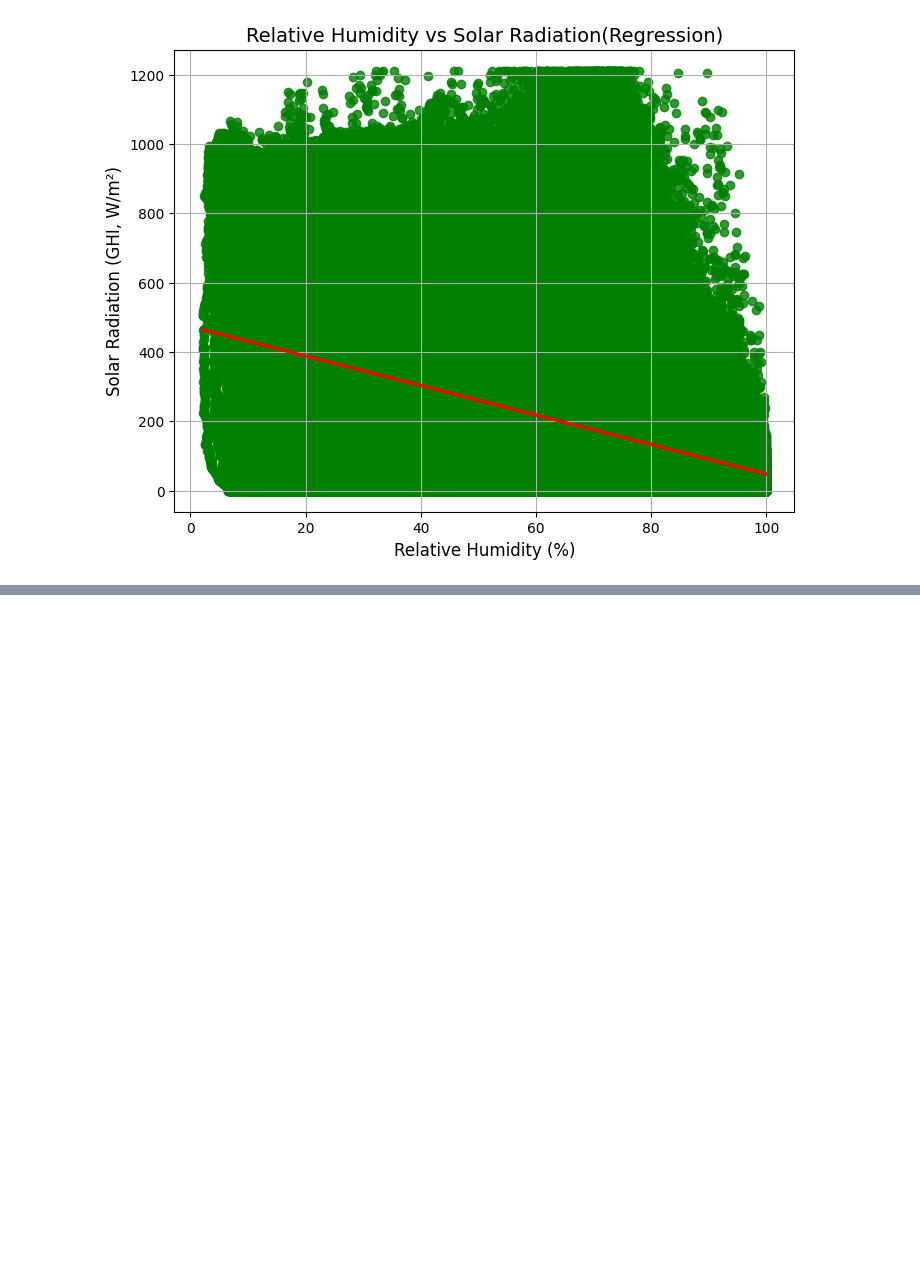
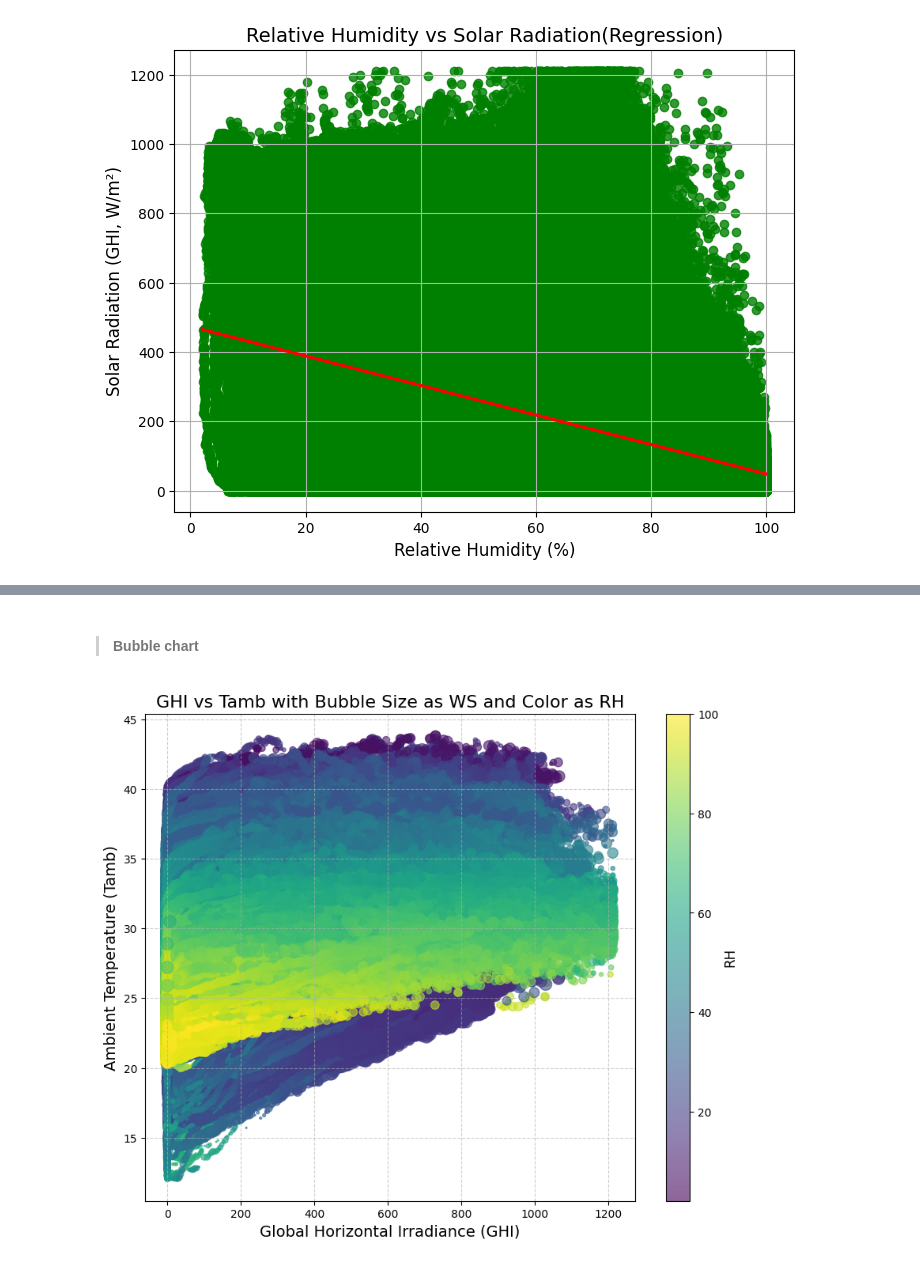
Before and after one commit to naolatomsa/Solar-Data-Discovery, a Jupyter notebook: notebooks/beninMalanville.ipynb, the cells around one changed output, grey strips where cells are left out. Drawn from its saved outputs; the diff is of its cells as text; code cells hidden in the pictures; blank space fills up the shorter version.

```diff
--- a/notebooks/beninMalanville.ipynb
+++ b/notebooks/beninMalanville.ipynb
@@ -404,0 +442,2 @@ plot_scatter_or_regression(
+# %% [markdown]
+>#### Bubble chart
@@ -404,0 +446,14 @@ plot_scatter_or_regression(
+# %%
+
+plot_bubble_chart(
+    data=clean_data,
+    x_col='GHI',
+    y_col='Tamb',
+    size_col='WS',
+    color_col='RH',
+    title='GHI vs Tamb with Bubble Size as WS and Color as RH',
+    xlabel='Global Horizontal Irradiance (GHI)',
+    ylabel='Ambient Temperature (Tamb)'
+)
+# %% [output]
+[figure, added]
```
Also changed, not shown: parts of 7 cells of this notebook.
